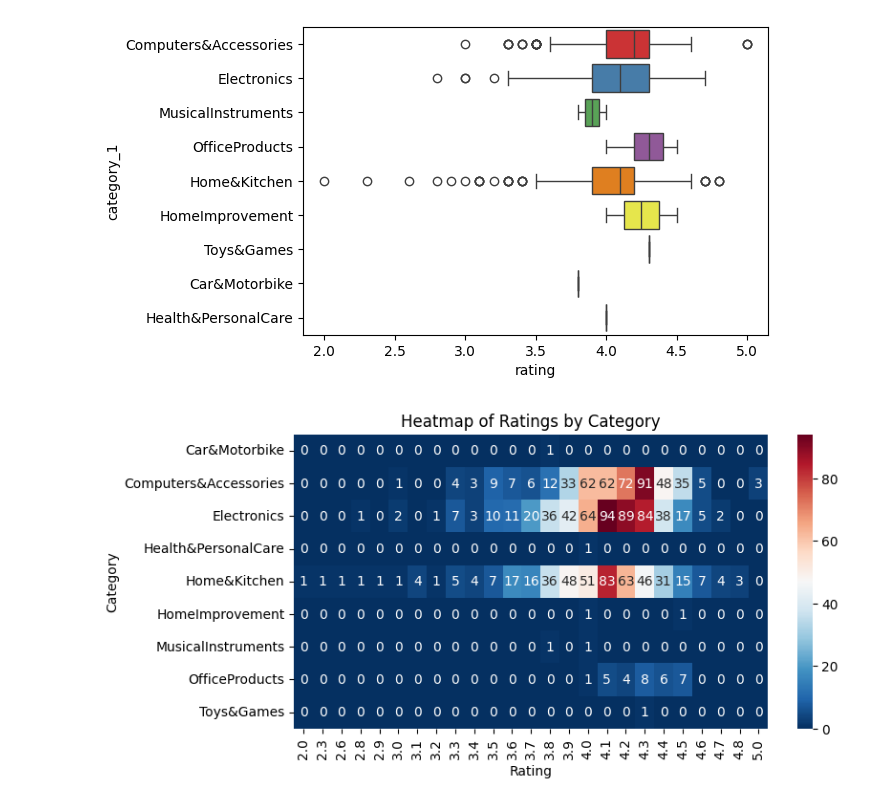
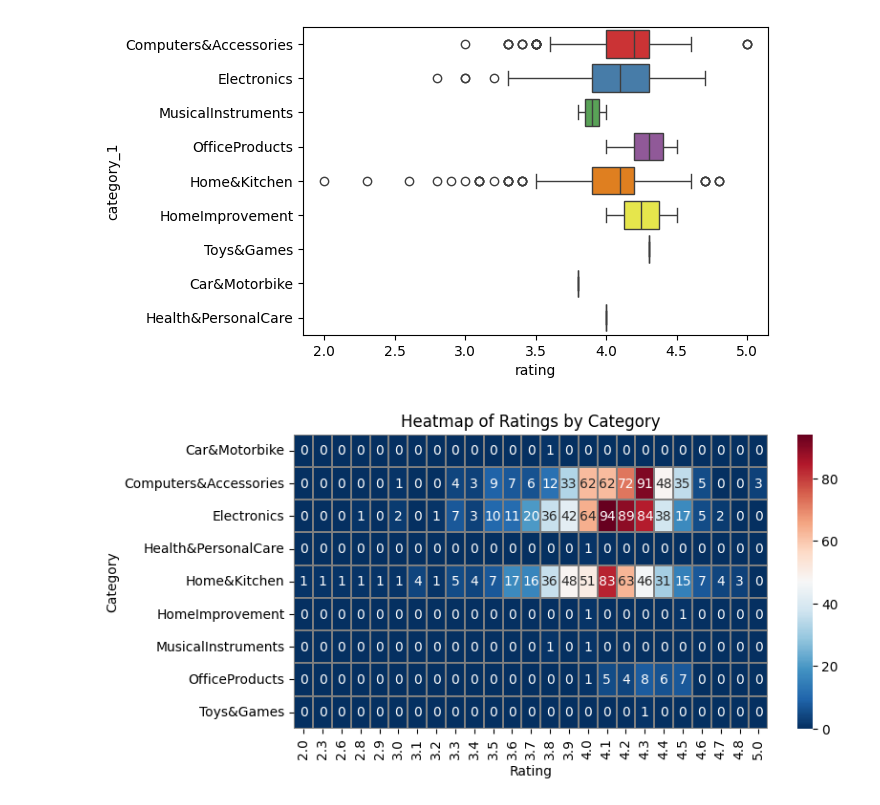
Before and after one commit to Enlightenus/Amazon_sales_analysis, a Jupyter notebook: amazon_analysis.ipynb, the cells around one changed output. Saved outputs shown, nothing was run; the diff lists cells and outputs as text; code cells hidden in the pictures.

Commit message:
edit heatmap

```diff
--- a/amazon_analysis.ipynb
+++ b/amazon_analysis.ipynb
@@ -457,15 +457,18 @@ plt.show()
 # %%
 # Pivot the DataFrame
 heatmap_data = df_op.pivot_table(index='category_1', columns='rating', aggfunc='size', fill_value=0)
 
 fig = plt.figure(figsize=(8, 4))
-sns.heatmap(heatmap_data, annot=True, fmt="d", cmap="RdBu_r")
+sns.heatmap(heatmap_data, annot=True, fmt="d", linewidths=0.3, linecolor="grey", cmap="RdBu_r")
+
+# This has all 0 value masked
+# sns.heatmap(heatmap_data, annot=True, fmt="d", linewidths=0.3, linecolor="grey", cmap="RdBu_r", mask=(heatmap_data == 0), cbar=False)
 
 plt.xlabel('Rating')
 plt.ylabel('Category')
 plt.title('Heatmap of Ratings by Category')
 plt.show()
 
 #### This heatmap shows that most reviews are from Computer, Electronics, Home & kitchen. Also, majority of ratings are around 4
 # %% [output]
-[figure, old version]
+[figure, new version]
```
